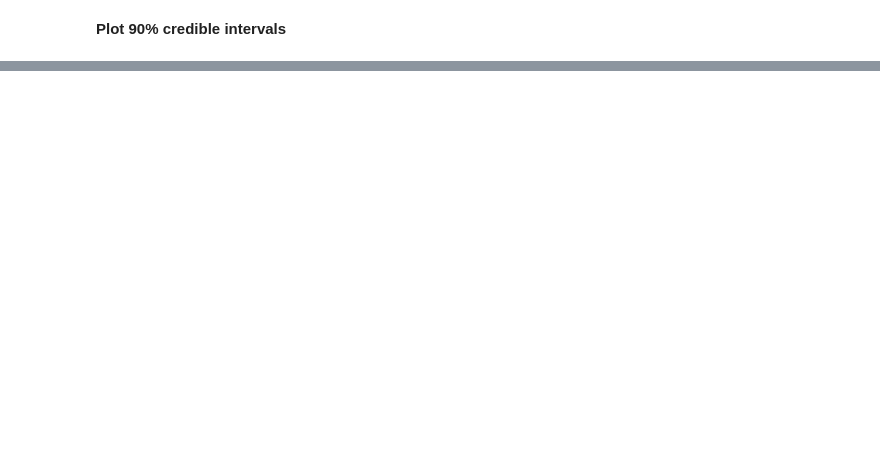
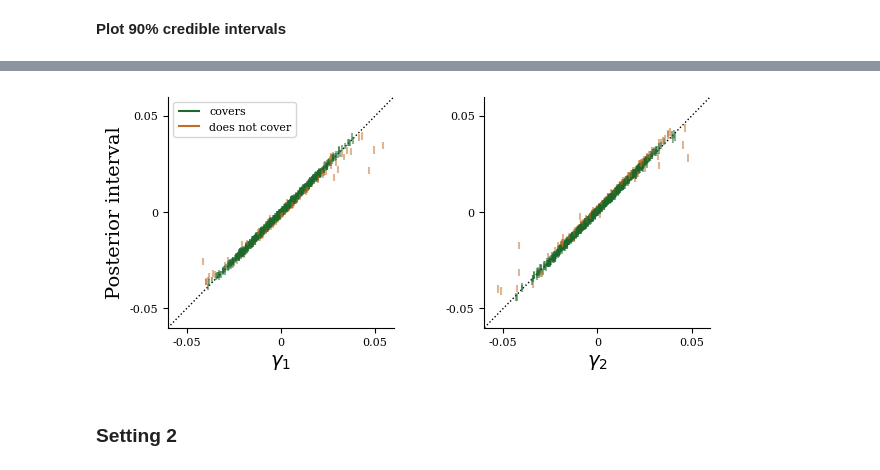
Before and after one commit to prob-ml/blissWL, a Jupyter notebook: images_to_maps/descwl/results/credibleintervals.ipynb, the cells around one changed output, grey strips where cells are left out. Saved outputs shown, nothing was run; the diff lists cells and outputs as text; code cells hidden in the pictures; blank space fills up the shorter version.

```diff
--- a/images_to_maps/descwl/results/credibleintervals.ipynb
+++ b/images_to_maps/descwl/results/credibleintervals.ipynb
@@ -234,0 +232,11 @@ fig.savefig(
+# %%
+plot_credible_intervals(
+    shear1_true, shear2_true,
+    shear1_ci_lower, shear1_ci_upper,
+    shear2_ci_lower, shear2_ci_upper,
+    save_path="figures/npe_credibleintervals_setting1.png"
+)
+# %% [output]
+[figure, added]
+# %% [markdown]
+### **Setting 2**
```
Also changed, not shown: parts of 19 cells of this notebook, 10 other files.
